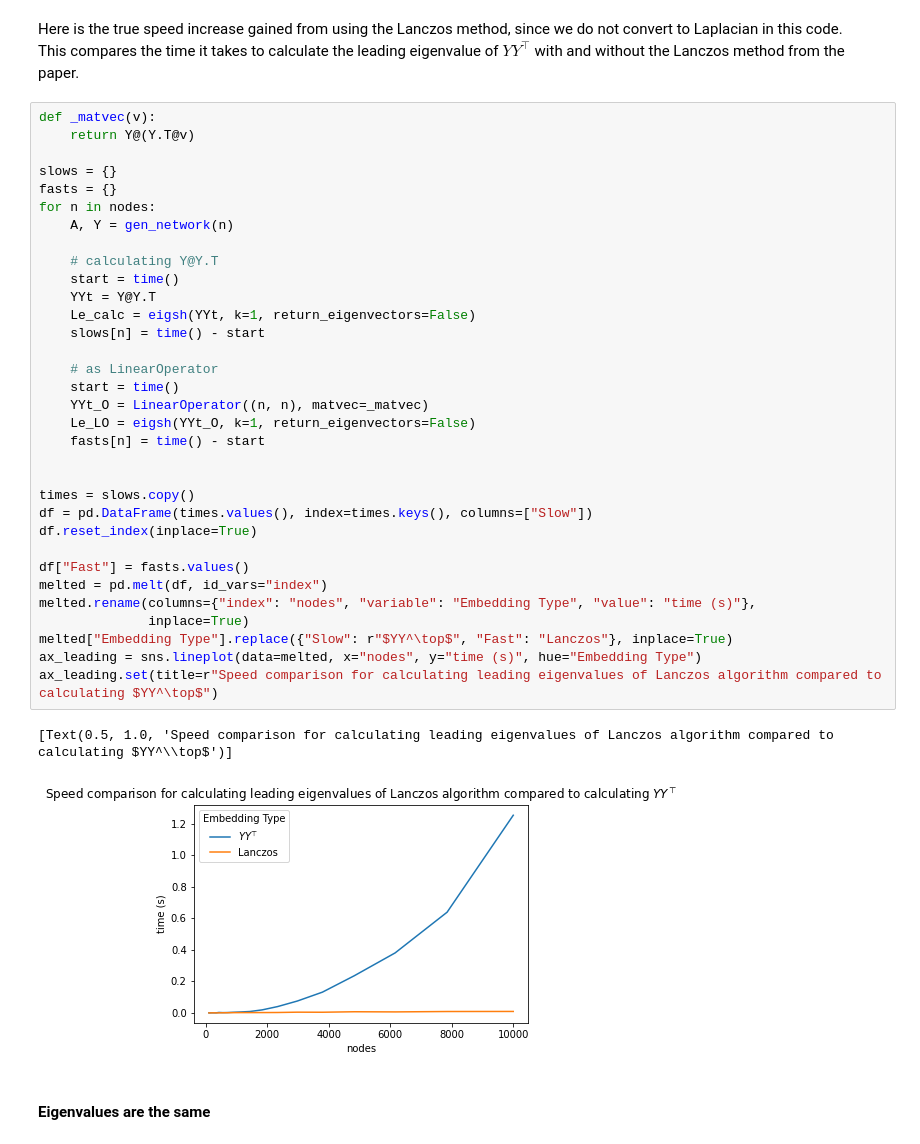
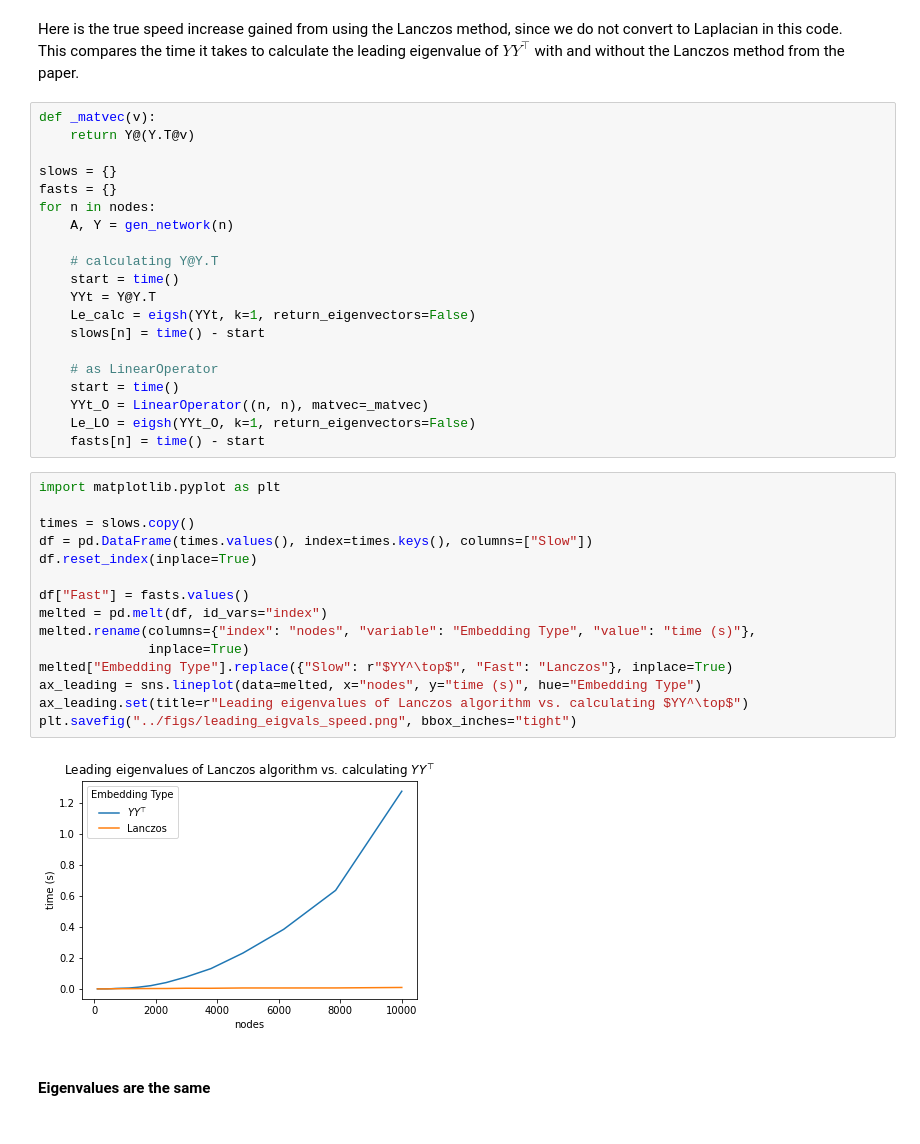
Before and after one commit to loftusa/graspy-personal, a Jupyter notebook: notebooks/LinearOperating_timetest.ipynb, the cells around one changed output. Saved outputs shown, nothing was run; the diff lists cells and outputs as text.

Commit message:
speed comparison and figures

```diff
--- a/notebooks/LinearOperating_timetest.ipynb
+++ b/notebooks/LinearOperating_timetest.ipynb
@@ -36,42 +36,43 @@ true eigenvalues
 # %% [markdown]
 Here is the true speed increase gained from using the Lanczos method, since we do not convert to Laplacian in this code.
 This compares the time it takes to calculate the leading eigenvalue of $YY^\top$ with and without the Lanczos method from the paper.
+# %%
+def _matvec(v):
+    return Y@(Y.T@v)
+
+slows = {}
+fasts = {}
+for n in nodes:
+    A, Y = gen_network(n)
+
+    # calculating Y@Y.T
+    start = time()
+    YYt = Y@Y.T
+    Le_calc = eigsh(YYt, k=1, return_eigenvectors=False)
+    slows[n] = time() - start
+
+    # as LinearOperator
+    start = time()
+    YYt_O = LinearOperator((n, n), matvec=_matvec)
+    Le_LO = eigsh(YYt_O, k=1, return_eigenvectors=False)
+    fasts[n] = time() - start
 # %%
-def _matvec(v):
-    return Y@(Y.T@v)
-
-slows = {}
-fasts = {}
-for n in nodes:
-    A, Y = gen_network(n)
-
-    # calculating Y@Y.T
-    start = time()
-    YYt = Y@Y.T
-    Le_calc = eigsh(YYt, k=1, return_eigenvectors=False)
-    slows[n] = time() - start
-
-    # as LinearOperator
-    start = time()
-    YYt_O = LinearOperator((n, n), matvec=_matvec)
-    Le_LO = eigsh(YYt_O, k=1, return_eigenvectors=False)
-    fasts[n] = time() - start
-
+import matplotlib.pyplot as plt
 
 times = slows.copy()
 df = pd.DataFrame(times.values(), index=times.keys(), columns=["Slow"])
 df.reset_index(inplace=True)
 
 df["Fast"] = fasts.values()
 melted = pd.melt(df, id_vars="index")
 melted.rename(columns={"index": "nodes", "variable": "Embedding Type", "value": "time (s)"},
               inplace=True)
 melted["Embedding Type"].replace({"Slow": r"$YY^\top$", "Fast": "Lanczos"}, inplace=True)
 ax_leading = sns.lineplot(data=melted, x="nodes", y="time (s)", hue="Embedding Type")
-ax_leading.set(title=r"Speed comparison for calculating leading eigenvalues of Lanczos algorithm compared to calculating $YY^\top$")
+ax_leading.set(title=r"Leading eigenvalues of Lanczos algorithm vs. calculating $YY^\top$")
+plt.savefig("../figs/leading_eigvals_speed.png", bbox_inches="tight")
 # %% [output]
-[Text(0.5, 1.0, 'Speed comparison for calculating leading eigenvalues of Lanczos algorithm compared to calculating $YY^\\top$')]
-[figure, old version]
+[figure, new version]
 # %% [markdown]
 #### Eigenvalues are the same
 # %%
```
Also changed, not shown: parts of 16 cells of this notebook, 9 other files.
